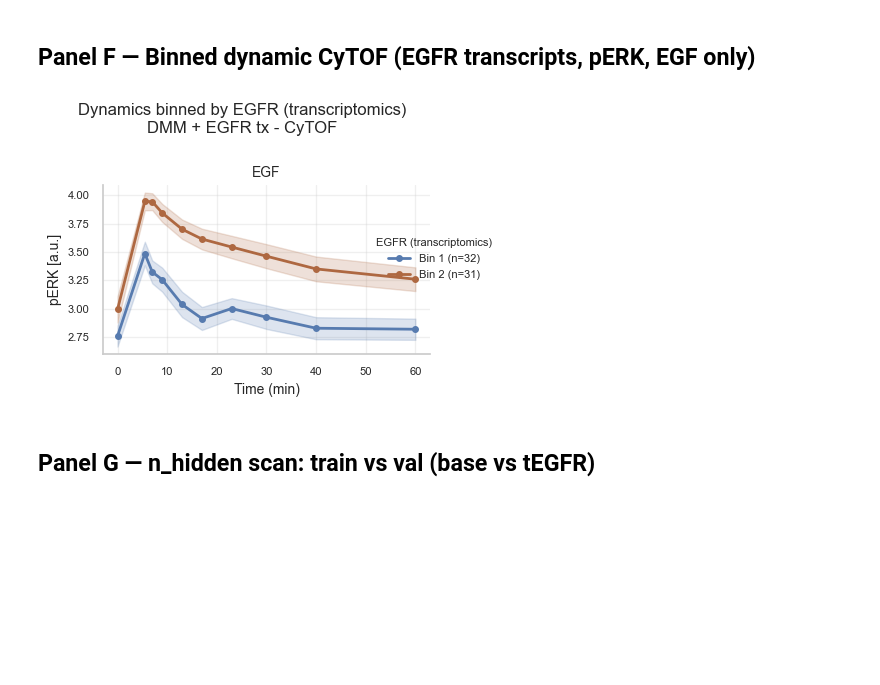
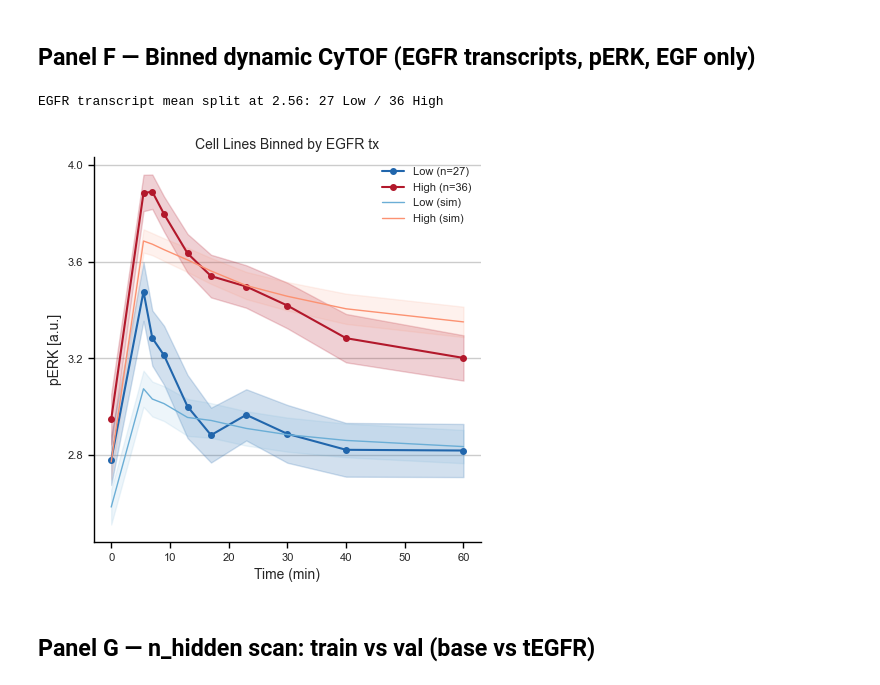
Before and after one commit to frohlich-lab/DeepMechanisticModels, a Jupyter notebook: figures_paper/figure_2.ipynb, the cells around one changed output. Cells and saved outputs as stored; diff of their text form; code cells hidden in the pictures; blank space fills up the shorter version.

```diff
--- a/figures_paper/figure_2.ipynb
+++ b/figures_paper/figure_2.ipynb
@@ -84,7 +83,9 @@ def load_all_figure_data():
     df_fig3 = load_figure_data("figure3")
     df_fig2 = load_figure_data("figure2")
 
-    embedding_df = load_embedding_data(figure="figure1a")
+    # the "all" CV split also carries the 5 held-out test cell lines
+    # (common.test_samples); restrict to the 58 training lines
+    embedding_df = load_embedding_data(figure="figure1a", dataset="train")
     subtypes_df = load_marcotte_subtypes(embedding_df.cell_line.unique())
     pca_embedding_df = prepare_pca_embeddings(embedding_df, subtypes_df)
 
@@ -329,7 +330,7 @@ def evaluate_classification(pca_embedding_df):
 
     # ── fEGFR evaluation (cytof_init_plus_tEGFR → paired with cytof_init base) ──
     # Uses the fegfr model with CyTOF + EGFR tx as feature augmentation input.
-    _fegfr_raw = load_embedding_data("figure2")
+    _fegfr_raw = load_embedding_data("figure2", dataset="train")
     _fegfr_raw = _fegfr_raw[
         (_fegfr_raw["model"] == model_fegfr)
         & (_fegfr_raw["context"] == "cytof_init_plus_tEGFR")
@@ -504,21 +505,13 @@ plt.show()
 # %% [markdown]
 ## Panel F — Binned dynamic CyTOF (EGFR transcripts, pERK, EGF only)
 # %%
-fig_f, axes_f, _ = plot_binned_dynamic_cytof(
-    model="EGFR_MAPK__logobs_tegfr_aggavg",
-    context="cytof_init",
-    observables=["p.ERK"],
-    conditions=["EGF"],
-    bin_by="EGFR",
-    bin_by_type="transcriptomics",
-    n_bins=2,
-    split="mean",
-    figure="figure1a",
-)
+fig_f, ax_f = plt.subplots(figsize=(5, 5))
+plot_panel_binned_cytof(ax_f, pca_embedding_df, sim_df=traj_df)
 fig_f.savefig("fig2_panelF.pdf", bbox_inches="tight")
 plt.show()
 # %% [output]
+EGFR transcript mean split at 2.56: 27 Low / 36 High
-[figure, old version]
+[figure, new version]
 # %% [markdown]
 ## Panel G — n_hidden scan: train vs val (base vs tEGFR)
 # %%
```
Also changed, not shown: parts of 6 cells of this notebook.
